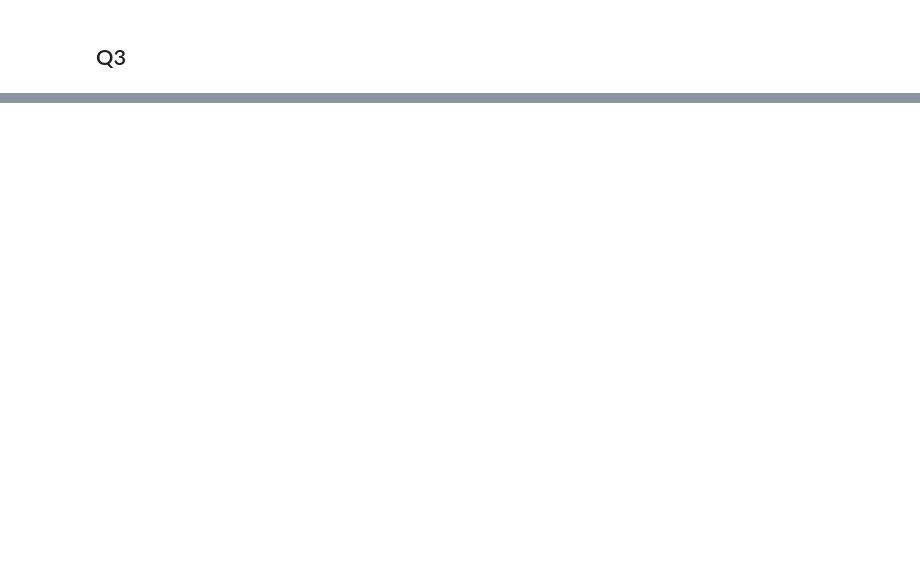
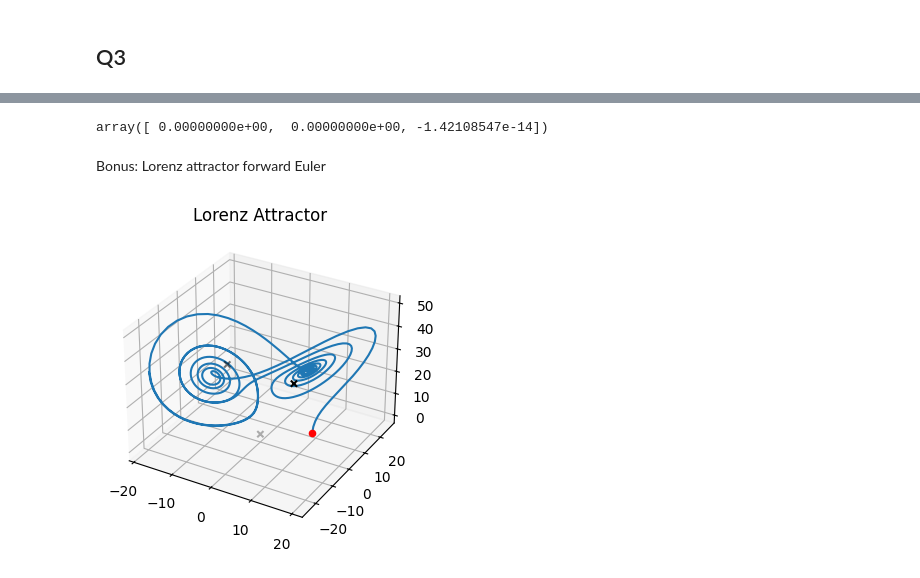
Before and after one commit to tristanpang/numerical-methods-notes, a Jupyter notebook: tutorial_sols/ps1.ipynb, the cells around one changed output, grey strips where cells are left out. Cells and saved outputs as stored; diff of their text form; code cells hidden in the pictures; blank space fills up the shorter version.

```diff
--- a/tutorial_sols/ps1.ipynb
+++ b/tutorial_sols/ps1.ipynb
@@ -183,2 +183,20 @@ plot_euler(sol(t))
 # %% [markdown]
 ## Q3
+# %%
+sigma = 10.
+beta =  8/3.
+r = 28.
+
+# Lorenz
+def f_lorenz(ve):
+    x, y, z = ve[0], ve[1], ve[2]
+    return np.array([sigma*(y-x), r*x-y-x*z, x*y-beta*z])
+
+# Jacobian of Lorenz
+def J_lorenz(ve):
+    x, y, z = ve[0], ve[1], ve[2]
+    J = np.array([[-sigma, sigma, 0.],
+                 [r-z, -1., -x],
+                 [y, x, -beta]]
+                )
+    return J
@@ -184,0 +235,24 @@ plot_euler(sol(t))
+# %%
+x, y, z = -np.sqrt(beta*(r-1)), -np.sqrt(beta*(r-1)), r-1
+f_lorenz([x,y,z])
+# %% [output]
+array([ 0.00000000e+00,  0.00000000e+00, -1.42108547e-14])
+# %% [markdown]
+Bonus: Lorenz attractor forward Euler
+# %%
+x0 = np.array([12, 3, 5])
+points = forward_euler(lambda x, t: f_lorenz(x), x0, .01, 10)
+
+points = np.array(points)
+x, y, z = points[:,0], points[:,1], points[:,2]
+
+plt.ion()
+fig = plt.figure(figsize=(4, 4))
+ax = fig.add_subplot(projection='3d')
+ax.set_title('Lorenz Attractor')
+plt.plot(x,y,z)
+ax.scatter(x[0], y[0], z[0], c='r')
+ax.scatter([0, np.sqrt(beta*(r-1)), -np.sqrt(beta*(r-1))], [0, 0, 0], [0, r-1, r-1], c='k', marker='x')
+plt.show()
+# %% [output]
+[figure, added]
```
Also changed, not shown: parts of 10 cells of this notebook, 1 other file.
